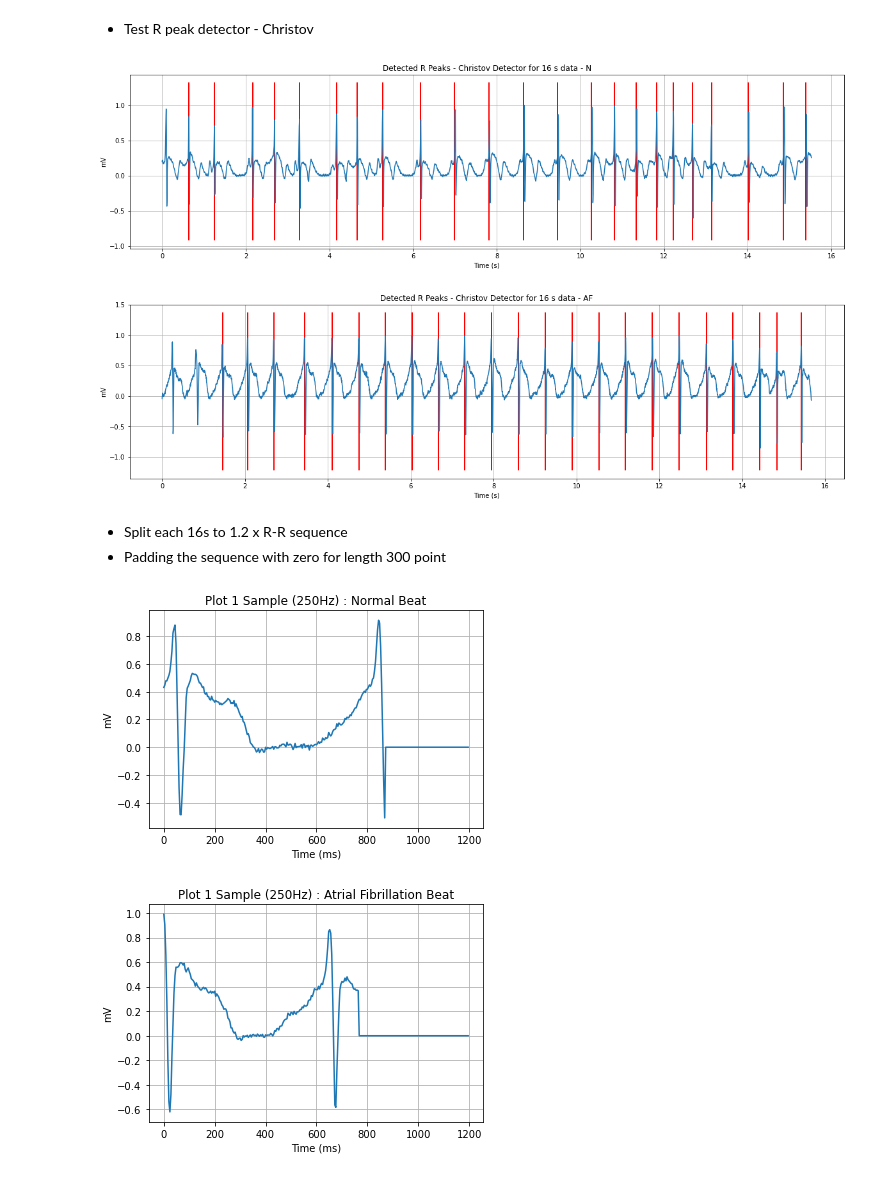
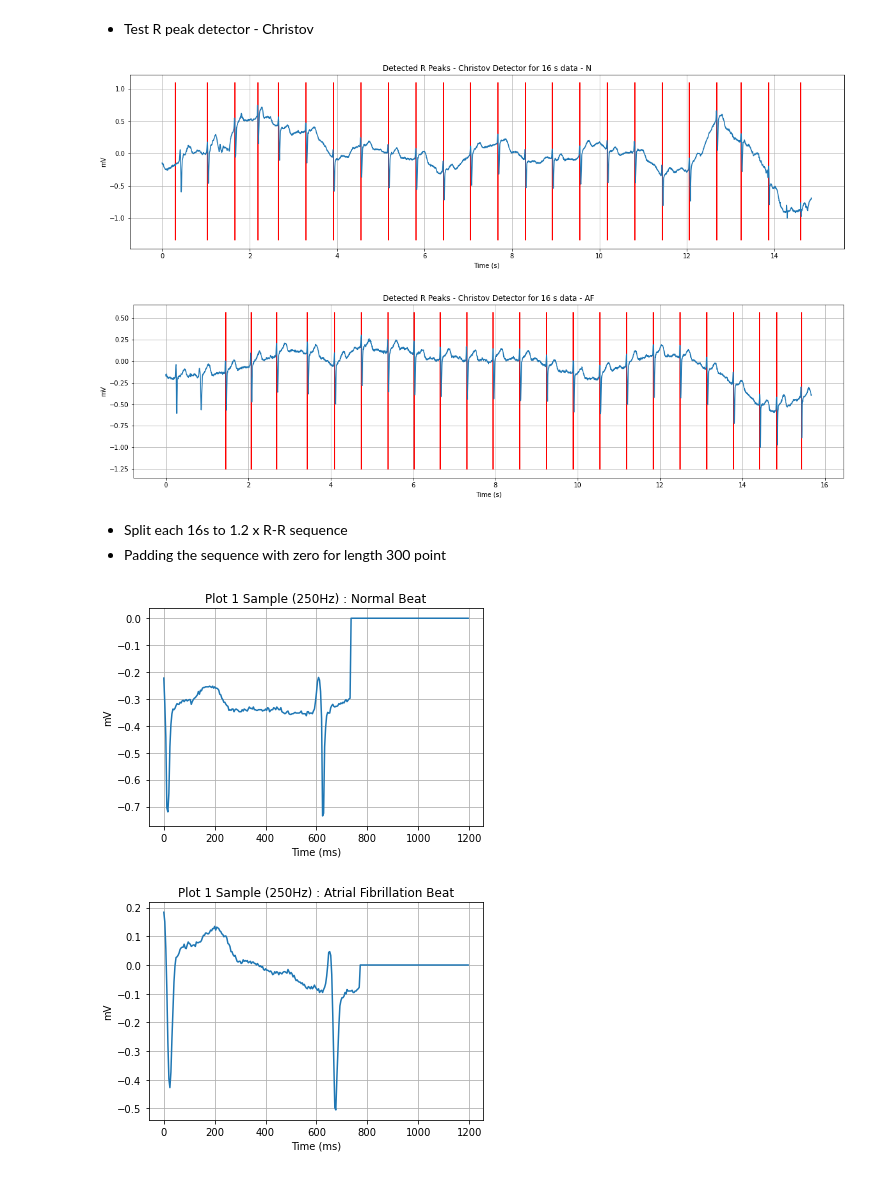
Before and after one commit to Muhammad-Yunus/ECG-Classification-Deep-Learning-Comparison, a Jupyter notebook: AF 0. Create Sequence AFDB Dataset.ipynb, the cells around one changed output. Cells and saved outputs as stored; diff of their text form; code cells hidden in the pictures.

```diff
--- a/AF 0. Create Sequence AFDB Dataset.ipynb
+++ b/AF 0. Create Sequence AFDB Dataset.ipynb
@@ -24,7 +25,7 @@ import matplotlib.pyplot as plt
 import datetime
 import os
 # %%
-record = "04015"
+record = "08215"
 # %%
 dataset_dir = "dataset/AFDB record_%s/" % record
 
@@ -291,7 +234,7 @@ for time_interval in time_interval_N :
         X = df_ecg.between_time(time_intv[0].time(), time_intv[1].time())
         X_val = X.values[:,0]
         if len(X_val) > 0 :
-            ALS = X_val - baseline_als(X_val)
+            ALS = X_val #- baseline_als(X_val)
             ECG_ALS.append(np.array(ALS))
             ECG_ALS_label.append('N')
 
@@ -300,7 +243,7 @@ for time_interval in time_interval_AFIB :
         X = df_ecg.between_time(time_intv[0].time(), time_intv[1].time())
         X_val = X.values[:,0]
         if len(X_val) > 0 :
-            ALS = X_val - baseline_als(X_val)
+            ALS = X_val #- baseline_als(X_val)
             ECG_ALS.append(np.array(ALS))
             ECG_ALS_label.append('AF')
 # %%
@@ -369,15 +312,15 @@ def plot_r_peaks(r_peaks, data, fs, label = "Detected R peaks"):
 # %% [markdown]
 - Test R peak detector - Christov
 # %%
-idx = 0
+idx = 25
 
 data = np.array(ECG_ALS_Norm[idx])
 
 r_peaks = detectors.christov_detector(data)
 
 plot_r_peaks(r_peaks, data, fs, label="Detected R Peaks - Christov Detector for 16 s data - %s" % ECG_ALS_label[idx])
 # %% [output]
-[figure, old version]
+[figure, new version]
 # %%
 idx = -1
 
@@ -387,7 +330,7 @@ r_peaks = detectors.christov_detector(data)
 
 plot_r_peaks(r_peaks, data, fs, label="Detected R Peaks - Christov Detector for 16 s data - %s" % ECG_ALS_label[idx])
 # %% [output]
-[figure, old version]
+[figure, new version]
 # %% [markdown]
 - Split each 16s to 1.2 x R-R sequence
 - Padding the sequence with zero for length 300 point
@@ -424,15 +367,15 @@ def plot_1_sample(data, label, fs):
     plt.grid(True)
     plt.show()
 # %%
-idx = 1
+idx = 600
 plot_1_sample(ECG_split[idx], ECG_split_label[idx], fs)
 # %% [output]
-[figure, old version]
+[figure, new version]
 # %%
 idx = -6
 plot_1_sample(ECG_split[idx], ECG_split_label[idx], fs)
 # %% [output]
-[figure, old version]
+[figure, new version]
 # %%
 data = []
 for i in range(len(ECG_split)):
```
Also changed, not shown: parts of 15 cells of this notebook, 51 other files.
